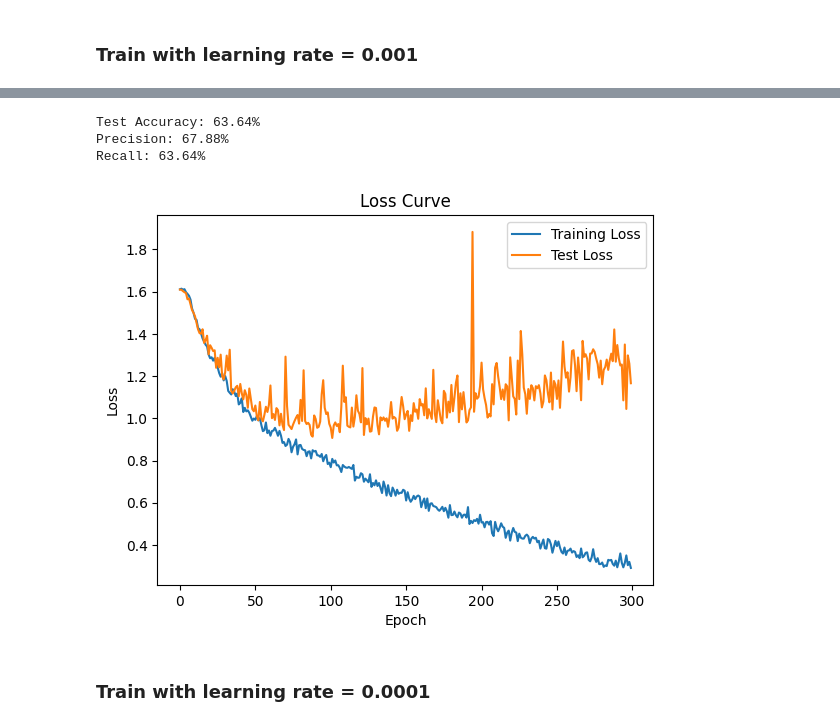
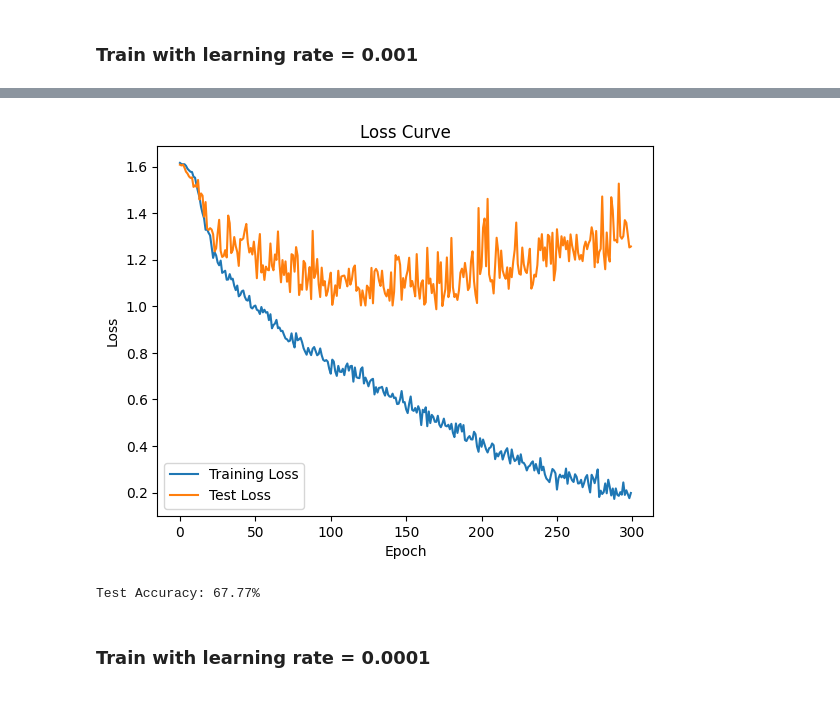
Before and after one commit to SigurdST/emotion_recognition, a Jupyter notebook: notebook.ipynb, the cells around one changed output, grey strips where cells are left out. Drawn from its saved outputs; the diff is of its cells as text; code cells hidden in the pictures.

```diff
--- a/notebook.ipynb
+++ b/notebook.ipynb
@@ -609,5 +604,7 @@ Test Accuracy: 20.66%
 ### Train with learning rate = 0.001
 # %%
 model_bs1_3lay2 = EmotionCNN3layBS1(num_classes=num_classes)
-train_losses, test_losses = train_model(model_bs1_3lay2, train_loader_bs1, test_loader_bs1, 0.001, 300)
+train_losses, test_losses, best_info = train_model(model_bs1_3lay2, train_loader_bs1, test_loader_bs1, 0.001, 300)
+print("Best Epoch:", best_info["Best epoch"])
+print("Best Test Loss:", best_info["Best test loss"])
 # %% [output]
@@ -632,10 +628,12 @@ KeyboardInterrupt:
-# %%
-eval_and_plot(model_bs1_3lay2, test_loader_bs1, train_losses, test_losses)
-# %% [output]
-Test Accuracy: 63.64%
-Precision: 67.88%
-Recall: 63.64%
-[figure, removed]
+# %%
+plot_loss_curves(train_losses, test_losses)
+
+best_model_bs1_3lay2 = EmotionCNN3layBS1(num_classes=num_classes)
+best_model_bs1_3lay2.load_state_dict(torch.load("best_model.pth"))
+evaluate_model(best_model_bs1_3lay2, test_loader_bs1, device=device)
+# %% [output]
+[figure, added]
+Test Accuracy: 67.77%
 # %% [markdown]
 ### Train with learning rate = 0.0001
 # %%
```
Also changed, not shown: parts of 48 cells of this notebook, 1 other file.
